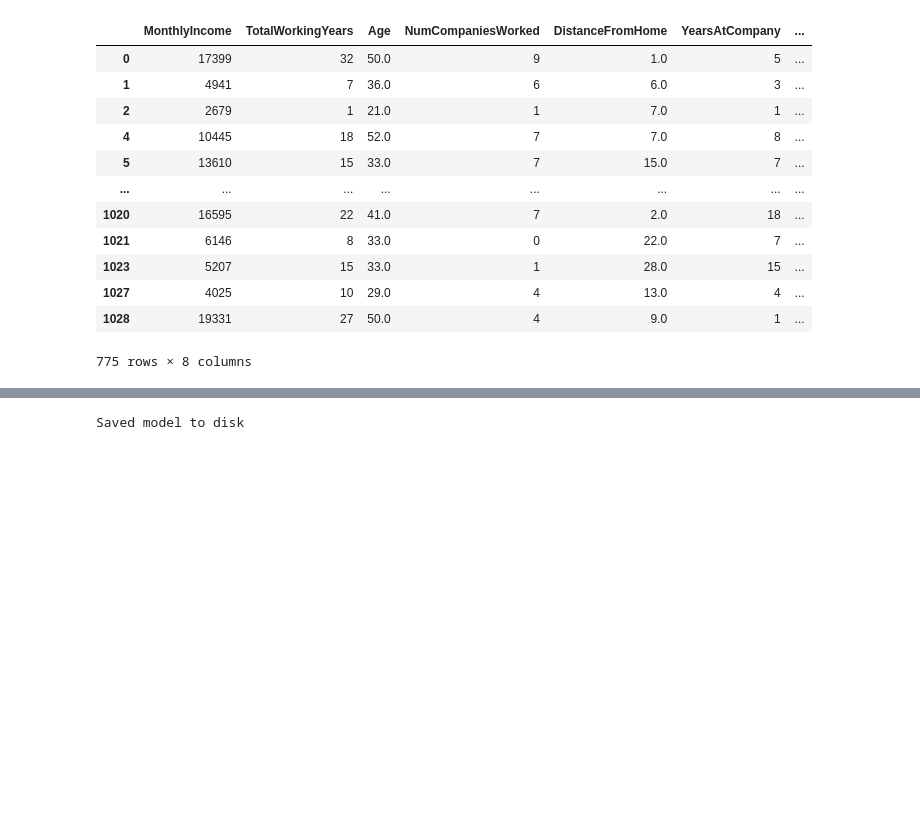
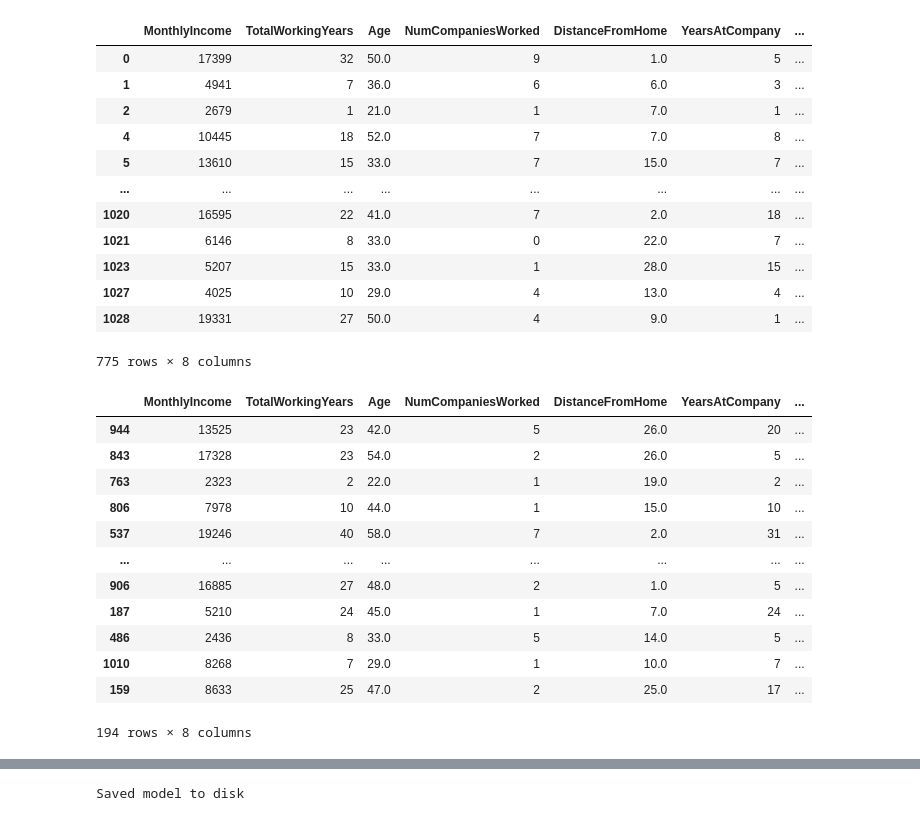
Before and after one commit to mgfrancis/HR2, a Jupyter notebook: NeuralNetworks_ML.ipynb, the cells around one changed output, grey strips where cells are left out. Saved outputs shown, nothing was run; the diff lists cells and outputs as text; code cells hidden in the pictures; blank space fills up the shorter version.

```diff
--- a/NeuralNetworks_ML.ipynb
+++ b/NeuralNetworks_ML.ipynb
@@ -9,7 +9,7 @@ tensorflow.keras.__version__
 # %% [output]
 '2.4.0'
 # %%
-df = pd.read_csv('Datasets/employee_attrition_train.csv')
+df = pd.read_csv('static/Datasets/employee_attrition_train.csv')
 employee_df = df.dropna()
 # %%
 X = employee_df[['MonthlyIncome', 'TotalWorkingYears', 'Age', 'OverTime', 'NumCompaniesWorked', 'DistanceFromHome',
@@ -40,6 +40,22 @@ X
 from sklearn.model_selection import train_test_split
 
 X_train, X_test, y_train, y_test = train_test_split(X, y, random_state=1)
+# %%
+X_test
+# %% [output]
+|  | MonthlyIncome | TotalWorkingYears | Age | NumCompaniesWorked | DistanceFromHome | YearsAtCompany | ... |
+| 944 | 13525 | 23 | 42.0 | 5 | 26.0 | 20 | ... |
+| 843 | 17328 | 23 | 54.0 | 2 | 26.0 | 5 | ... |
+| 763 | 2323 | 2 | 22.0 | 1 | 19.0 | 2 | ... |
+| 806 | 7978 | 10 | 44.0 | 1 | 15.0 | 10 | ... |
+| 537 | 19246 | 40 | 58.0 | 7 | 2.0 | 31 | ... |
+| ... | ... | ... | ... | ... | ... | ... | ... |
+| 906 | 16885 | 27 | 48.0 | 2 | 1.0 | 5 | ... |
+| 187 | 5210 | 24 | 45.0 | 1 | 7.0 | 24 | ... |
+| 486 | 2436 | 8 | 33.0 | 5 | 14.0 | 5 | ... |
+| 1010 | 8268 | 7 | 29.0 | 1 | 10.0 | 7 | ... |
+| 159 | 8633 | 25 | 47.0 | 2 | 25.0 | 17 | ... |
+194 rows × 8 columns
 # %%
 from sklearn.model_selection import train_test_split
 from sklearn.preprocessing import LabelEncoder, MinMaxScaler
```
Also changed, not shown: parts of 6 cells of this notebook, 6 other files.
